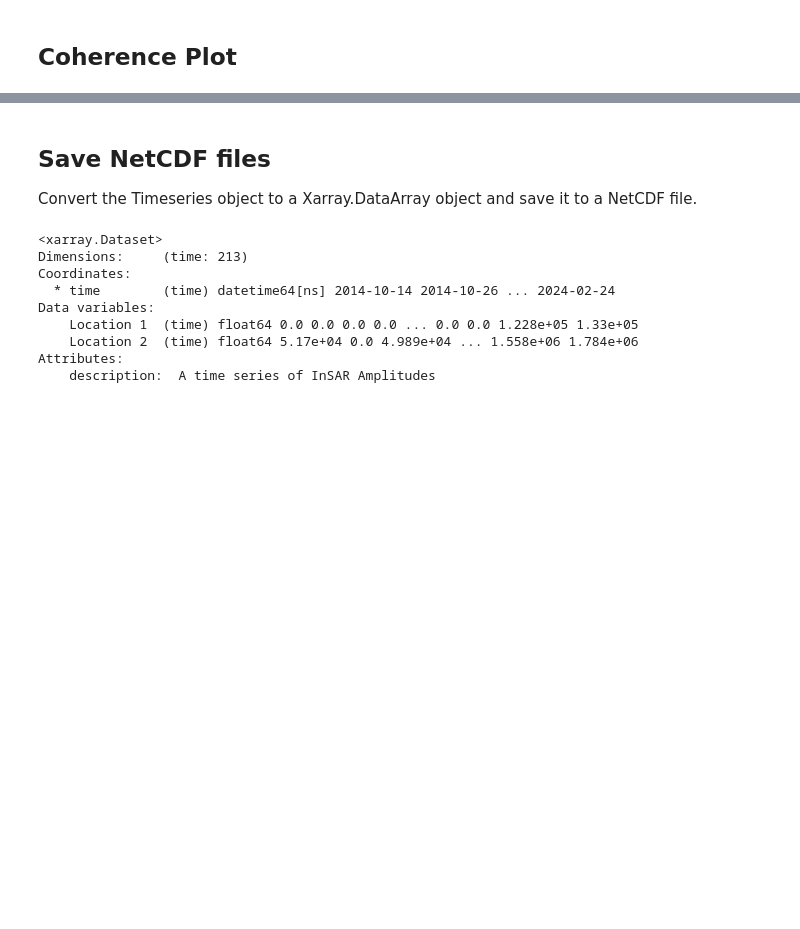
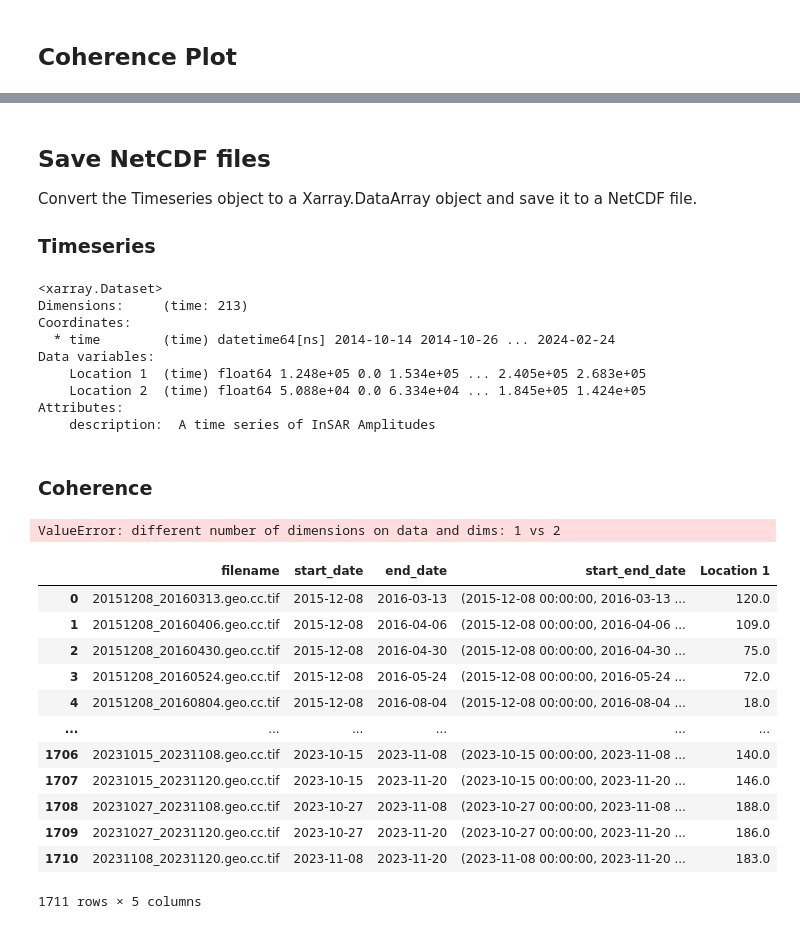
Before and after one commit to dawiedotcom/sar_extract_timeseries, a Jupyter notebook: SAR_amplitude_timeseries.ipynb, the cells around one changed output, grey strips where cells are left out. Saved outputs shown, nothing was run; the diff lists cells and outputs as text; code cells hidden in the pictures; blank space fills up the shorter version.

```diff
--- a/SAR_amplitude_timeseries.ipynb
+++ b/SAR_amplitude_timeseries.ipynb
@@ -251,11 +251,10 @@ class CoherencePlot(TimeseriesPlot):
 
     def update_dates(self):
         '''Add the start and end date columns to the Extractor object's DataFrame'''
-
         self.extractor.data['start_date'] = self.extractor.data['filename'].apply(
             lambda filename: datetime.strptime(filename.split('.')[0].split('_')[0], "%Y%m%d")
         )
-        self.extractor.data['start_date'] = self.extractor.data['filename'].apply(
+        self.extractor.data['end_date'] = self.extractor.data['filename'].apply(
             lambda filename: datetime.strptime(filename.split('.')[0].split('_')[1], "%Y%m%d")
         )
         self.extractor.data['start_end_date'] = self.extractor.data['filename'].apply(
@@ -268,6 +267,7 @@ class CoherencePlot(TimeseriesPlot):
 
     def update_figure(self):
         def updater():
+
             color_brewer_series = max(3, len(self.extractor.shown_series))
             plt.figure(self.fig.number)
             plt.clf()
@@ -277,8 +277,8 @@ class CoherencePlot(TimeseriesPlot):
             for i, series_id in enumerate(self.extractor.shown_series):
                 series_label = self.extractor.metadata[series_id]['label']
                 color = [val/255 for val in colorbrewer.Dark2[color_brewer_series][i]]
-                for a, b in zip(timeseries.extractor.data['start_end_date'], timeseries.extractor.data[series_label]):
-                    if a == timeseries.extractor.data.loc[0, 'start_end_date']:
+                for a, b in zip(self.extractor.data['start_end_date'], self.extractor.data[series_label]):
+                    if a == self.extractor.data.loc[0, 'start_end_date']:
                         handle, = plt.plot(a, [b,b], marker='o', color=color, label=series_label)
                         handles.append(handle)
                         labels.append(series_label)
@@ -325,6 +337,8 @@ Map(center=[0.0, 0.0], controls=(ZoomControl(options=['position', 'zoom_in_text'
 ## Save NetCDF files
 
 Convert the Timeseries object to a Xarray.DataArray object and save it to a NetCDF file.
+
+### Timeseries
 # %%
 import xarray as xr
 
@@ -363,7 +377,7 @@ ds = xr.Dataset(
         description="A time series of InSAR Amplitudes"
     ),
 )
-ds.to_netcdf('test.nc')
+ds.to_netcdf('test_timeseries.nc')
 ds
 # %% [output]
 <xarray.Dataset>
@@ -371,7 +385,66 @@ Dimensions:     (time: 213)
 Coordinates:
   * time        (time) datetime64[ns] 2014-10-14 2014-10-26 ... 2024-02-24
 Data variables:
-    Location 1  (time) float64 0.0 0.0 0.0 0.0 ... 0.0 0.0 1.228e+05 1.33e+05
-    Location 2  (time) float64 5.17e+04 0.0 4.989e+04 ... 1.558e+06 1.784e+06
+    Location 1  (time) float64 1.248e+05 0.0 1.534e+05 ... 2.405e+05 2.683e+05
+    Location 2  (time) float64 5.088e+04 0.0 6.334e+04 ... 1.845e+05 1.424e+05
 Attributes:
     description:  A time series of InSAR Amplitudes
+# %% [markdown]
+### Coherence
+# %%
+def make_data_array(series_id):
+    series = coherence.extractor.metadata[series_id]['label']
+    lat_lon = coherence.extractor.metadata[series_id]['coordinates']
+    description = f'Pixel values extracted at {lat_lon[0]}, {lat_lon[1]}'
+    return xr.DataArray(
+        data = coherence.extractor.data[series],
+        #dims=['x', 'y', 'time'],
+        dims=['start_date', 'end_end'],
+        name=series, #timeseries.extractor.shown_series,
+        coords=dict(
+            start_date=coherence.extractor.data['start_date'],
+            end_date=coherence.extractor.data['end_date']
+        ),
+        attrs=dict(
+            description=description,
+            longitude=lat_lon[1],
+            latitude=lat_lon[0],
+            units='uncalibrated'
+        )
+    )
+
+
+data_arrays = {
+    coherence.extractor.metadata[series]['label'] : make_data_array(series)
+    for series
+    in coherence.extractor.shown_series
+}
+
+#for series in timeseries.extractor.shown_series:
+#    ds[series] = timeseries.extractor.data[series]
+ds = xr.Dataset(
+    data_vars=data_arrays,
+    attrs = dict(
+        description="InSAR Coherence"
+    ),
+)
+ds.to_netcdf('test_coherence.nc')
+ds
+# %% [output]
+ValueError: different number of dimensions on data and dims: 1 vs 2
+# %%
+coherence.extractor.data
+# %% [output]
+|  | filename | start_date | end_date | start_end_date | Location 1 |
+| 0 | 20151208_20160313.geo.cc.tif | 2015-12-08 | 2016-03-13 | (2015-12-08 00:00:00, 2016-03-13 ... | 120.0 |
+| 1 | 20151208_20160406.geo.cc.tif | 2015-12-08 | 2016-04-06 | (2015-12-08 00:00:00, 2016-04-06 ... | 109.0 |
+| 2 | 20151208_20160430.geo.cc.tif | 2015-12-08 | 2016-04-30 | (2015-12-08 00:00:00, 2016-04-30 ... | 75.0 |
+| 3 | 20151208_20160524.geo.cc.tif | 2015-12-08 | 2016-05-24 | (2015-12-08 00:00:00, 2016-05-24 ... | 72.0 |
+| 4 | 20151208_20160804.geo.cc.tif | 2015-12-08 | 2016-08-04 | (2015-12-08 00:00:00, 2016-08-04 ... | 18.0 |
+| ... | ... | ... | ... | ... | ... |
+| 1706 | 20231015_20231108.geo.cc.tif | 2023-10-15 | 2023-11-08 | (2023-10-15 00:00:00, 2023-11-08 ... | 140.0 |
+| 1707 | 20231015_20231120.geo.cc.tif | 2023-10-15 | 2023-11-20 | (2023-10-15 00:00:00, 2023-11-20 ... | 146.0 |
+| 1708 | 20231027_20231108.geo.cc.tif | 2023-10-27 | 2023-11-08 | (2023-10-27 00:00:00, 2023-11-08 ... | 188.0 |
+| 1709 | 20231027_20231120.geo.cc.tif | 2023-10-27 | 2023-11-20 | (2023-10-27 00:00:00, 2023-11-20 ... | 186.0 |
+| 1710 | 20231108_20231120.geo.cc.tif | 2023-11-08 | 2023-11-20 | (2023-11-08 00:00:00, 2023-11-20 ... | 183.0 |
+1711 rows × 5 columns
```
Also changed, not shown: parts of 1 cell of this notebook.
